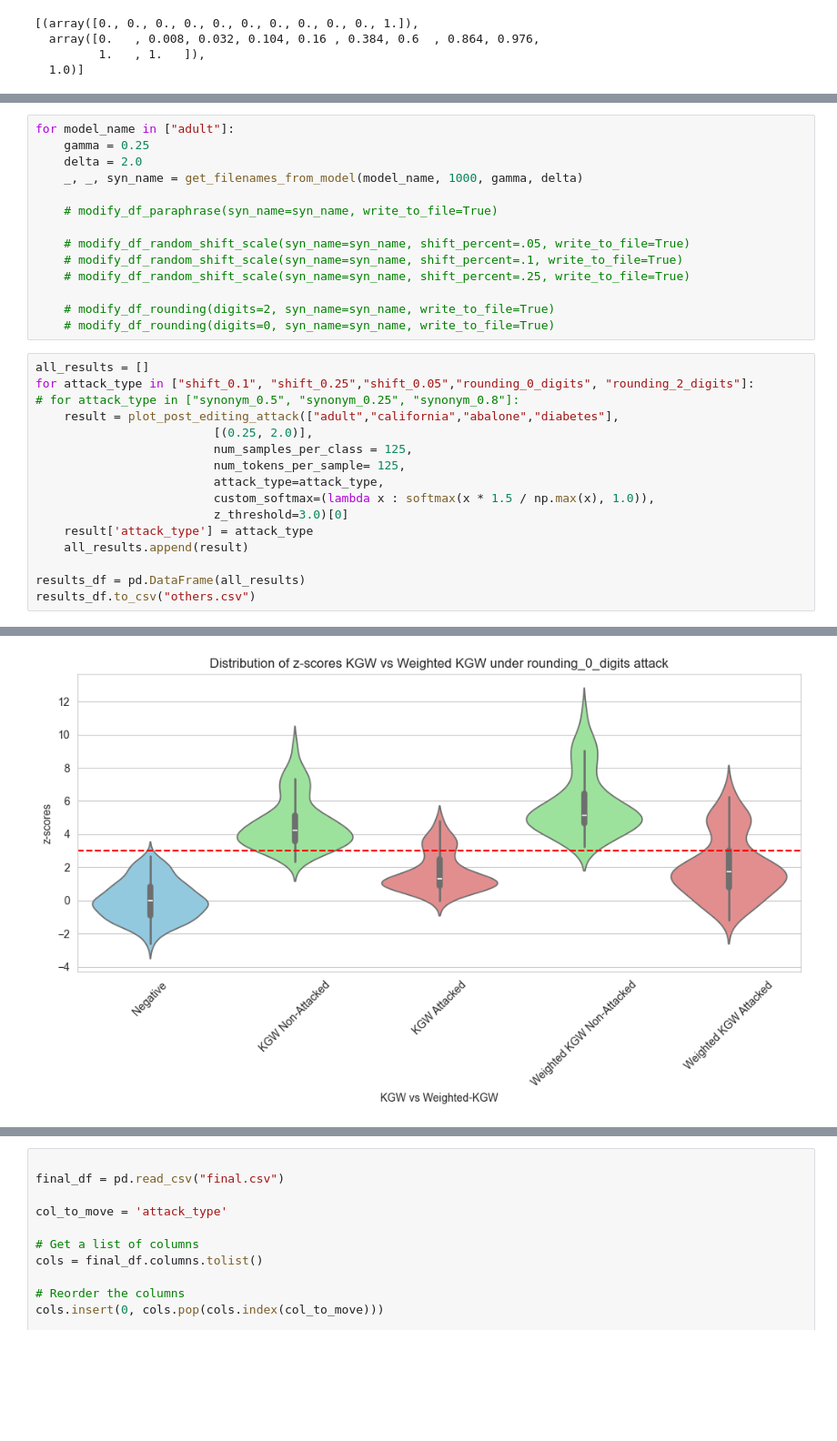
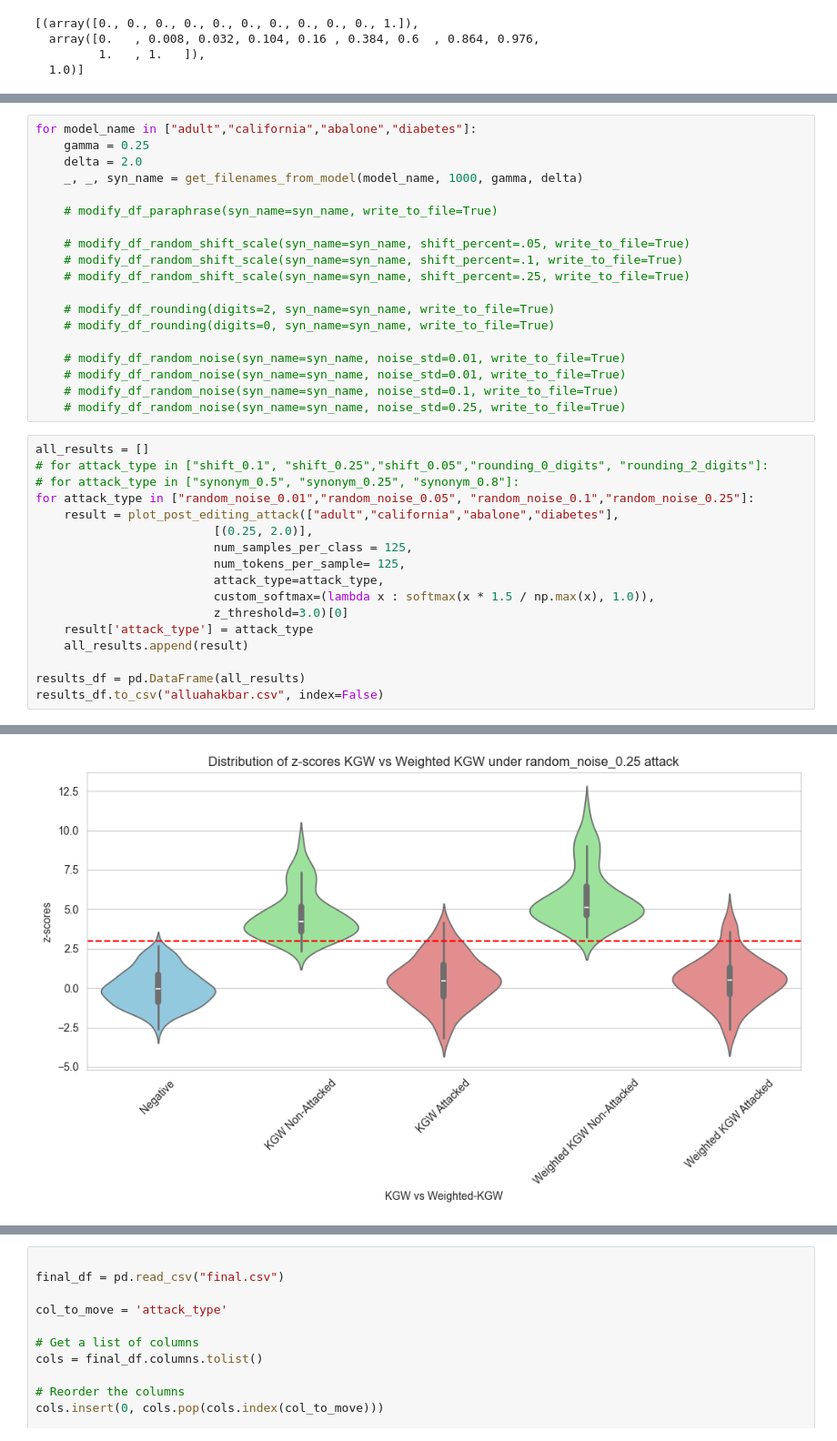
Before and after one commit to blueminh/t-rest, a Jupyter notebook: evaluation/synthcity.ipynb, the cells around one changed output, grey strips where cells are left out. Shown at 91% size. Cells and saved outputs as stored; diff of their text form; blank space fills up the shorter version.

```diff
--- a/evaluation/synthcity.ipynb
+++ b/evaluation/synthcity.ipynb
@@ -1111,5 +1177,5 @@ def modify_df_random_shift_scale(syn_df=None, syn_name=None, shift_percent=0.05,
 # %%
-for model_name in ["adult"]:
+for model_name in ["adult","california","abalone","diabetes"]:
     gamma = 0.25
     delta = 2.0
     _, _, syn_name = get_filenames_from_model(model_name, 1000, gamma, delta)
@@ -1122,10 +1188,16 @@ for model_name in ["adult"]:
 
     # modify_df_rounding(digits=2, syn_name=syn_name, write_to_file=True)
     # modify_df_rounding(digits=0, syn_name=syn_name, write_to_file=True)
+
+    # modify_df_random_noise(syn_name=syn_name, noise_std=0.01, write_to_file=True)
+    # modify_df_random_noise(syn_name=syn_name, noise_std=0.01, write_to_file=True)
+    # modify_df_random_noise(syn_name=syn_name, noise_std=0.1, write_to_file=True)
+    # modify_df_random_noise(syn_name=syn_name, noise_std=0.25, write_to_file=True)
 # %%
 all_results = []
-for attack_type in ["shift_0.1", "shift_0.25","shift_0.05","rounding_0_digits", "rounding_2_digits"]:
+# for attack_type in ["shift_0.1", "shift_0.25","shift_0.05","rounding_0_digits", "rounding_2_digits"]:
 # for attack_type in ["synonym_0.5", "synonym_0.25", "synonym_0.8"]:
+for attack_type in ["random_noise_0.01","random_noise_0.05", "random_noise_0.1","random_noise_0.25"]:
     result = plot_post_editing_attack(["adult","california","abalone","diabetes"],
                          [(0.25, 2.0)],
                          num_samples_per_class = 125,
@@ -1137,5 +1209,5 @@ for attack_type in ["shift_0.1", "shift_0.25","shift_0.05","rounding_0_digits",
     all_results.append(result)
 
 results_df = pd.DataFrame(all_results)
-results_df.to_csv("others.csv")
+results_df.to_csv("alluahakbar.csv", index=False)
 # %% [output]
@@ -1145 +1217 @@ results_df.to_csv("others.csv")
-[figure, old version]
+[figure, new version]
```
Also changed, not shown: parts of 4 cells of this notebook, 22 other files.
